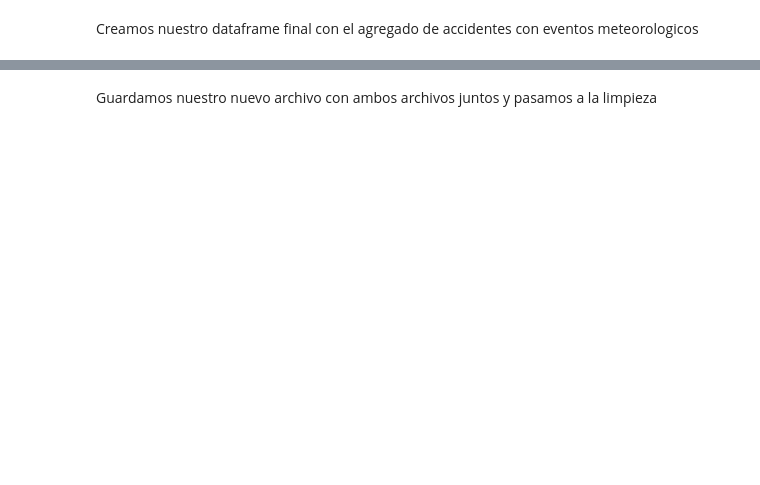
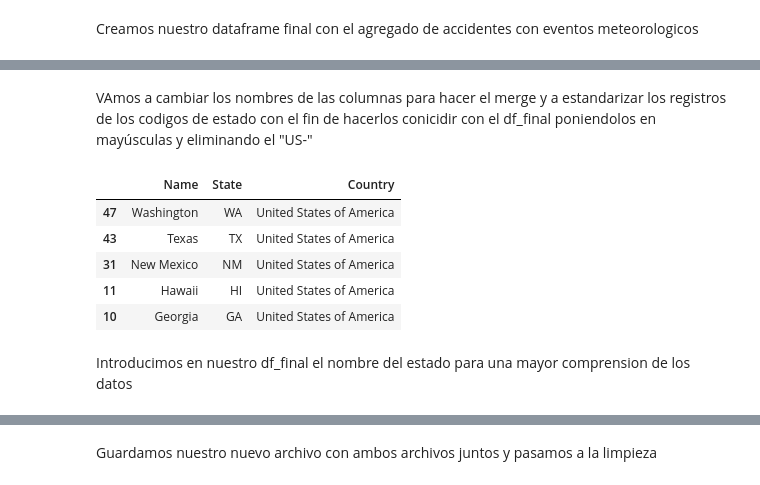
Before and after one commit to inaki1987/05.ProyectoPOWERMBA, a Jupyter notebook: notebooks/01.EDA_preliminar.ipynb, the cells around one changed output, grey strips where cells are left out. Drawn from its saved outputs; the diff is of its cells as text; code cells hidden in the pictures; blank space fills up the shorter version.

```diff
--- a/notebooks/01.EDA_preliminar.ipynb
+++ b/notebooks/01.EDA_preliminar.ipynb
@@ -232,0 +237,16 @@ df_final = acc_agg.merge(
+# %% [markdown]
+VAmos a cambiar los nombres de las columnas para hacer el merge y a estandarizar los registros de los codigos de estado con el fin de hacerlos conicidir con el df_final poniendolos en mayúsculas y eliminando el "US-"
+# %%
+df_states= df_states.rename(columns={"Region code": "State","Region":"Name"})
+df_states["State"] = df_states["State"].str.upper()
+df_states["State"] = df_states["State"].str.replace("US-", "", regex=False)
+df_states.sample(5)
+# %% [output]
+|  | Name | State | Country |
+| 47 | Washington | WA | United States of America |
+| 43 | Texas | TX | United States of America |
+| 31 | New Mexico | NM | United States of America |
+| 11 | Hawaii | HI | United States of America |
+| 10 | Georgia | GA | United States of America |
+# %% [markdown]
+Introducimos en nuestro df_final el nombre del estado para una mayor comprension de los datos
```
Also changed, not shown: parts of 21 cells of this notebook.
